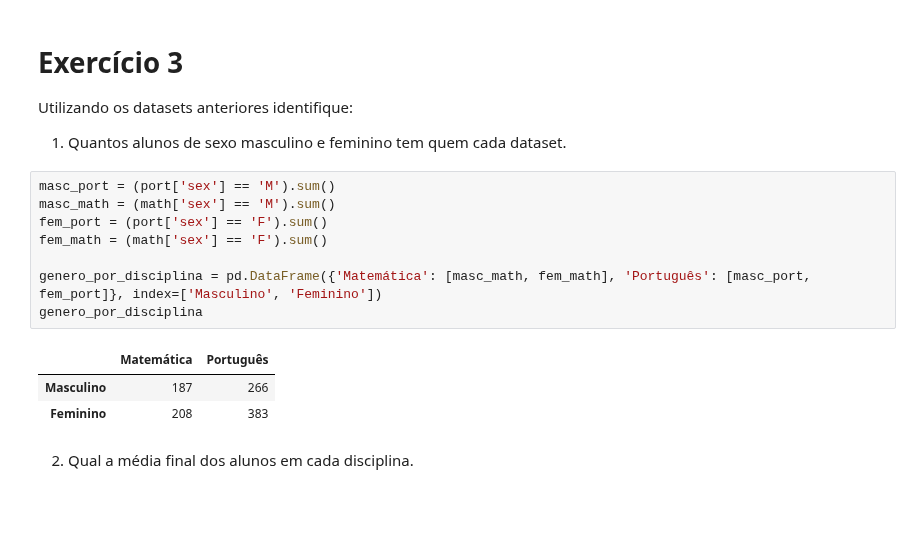
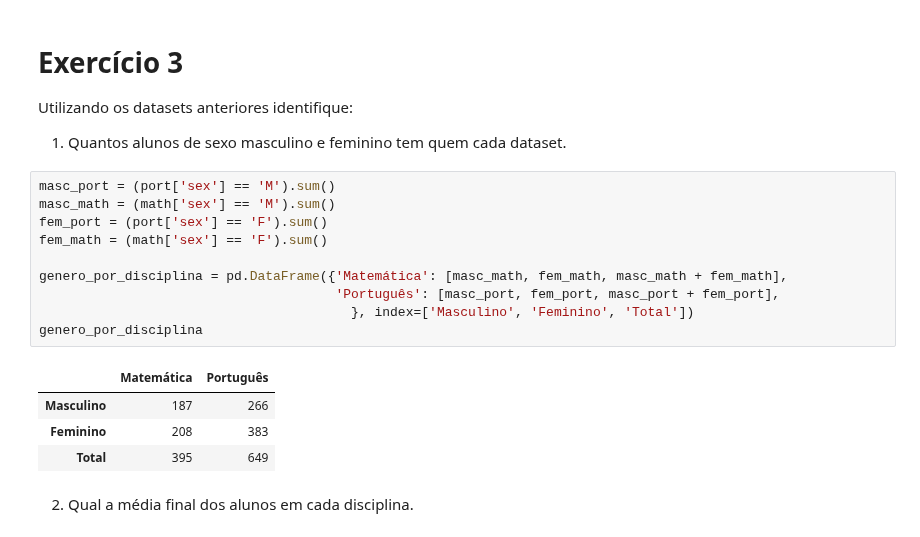
Before and after one commit to everaldina/Trilha_Python, a Jupyter notebook: avalicoes/AA-02.ipynb, the cells around one changed output. Cells and saved outputs as stored; diff of their text form; blank space fills up the shorter version.

Commit message:
add coluna total

```diff
--- a/avalicoes/AA-02.ipynb
+++ b/avalicoes/AA-02.ipynb
@@ -172,15 +172,18 @@ Utilizando os datasets anteriores identifique:
 # %%
 masc_port = (port['sex'] == 'M').sum()
 masc_math = (math['sex'] == 'M').sum()
 fem_port = (port['sex'] == 'F').sum()
 fem_math = (math['sex'] == 'F').sum()
 
-genero_por_disciplina = pd.DataFrame({'Matemática': [masc_math, fem_math], 'Português': [masc_port, fem_port]}, index=['Masculino', 'Feminino'])
+genero_por_disciplina = pd.DataFrame({'Matemática': [masc_math, fem_math, masc_math + fem_math],
+                                      'Português': [masc_port, fem_port, masc_port + fem_port],
+                                        }, index=['Masculino', 'Feminino', 'Total'])
 genero_por_disciplina
 # %% [output]
 |  | Matemática | Português |
 | Masculino | 187 | 266 |
 | Feminino | 208 | 383 |
+| Total | 395 | 649 |
 # %% [markdown]
 2. Qual a média final dos alunos em cada disciplina.
 # %%
```
